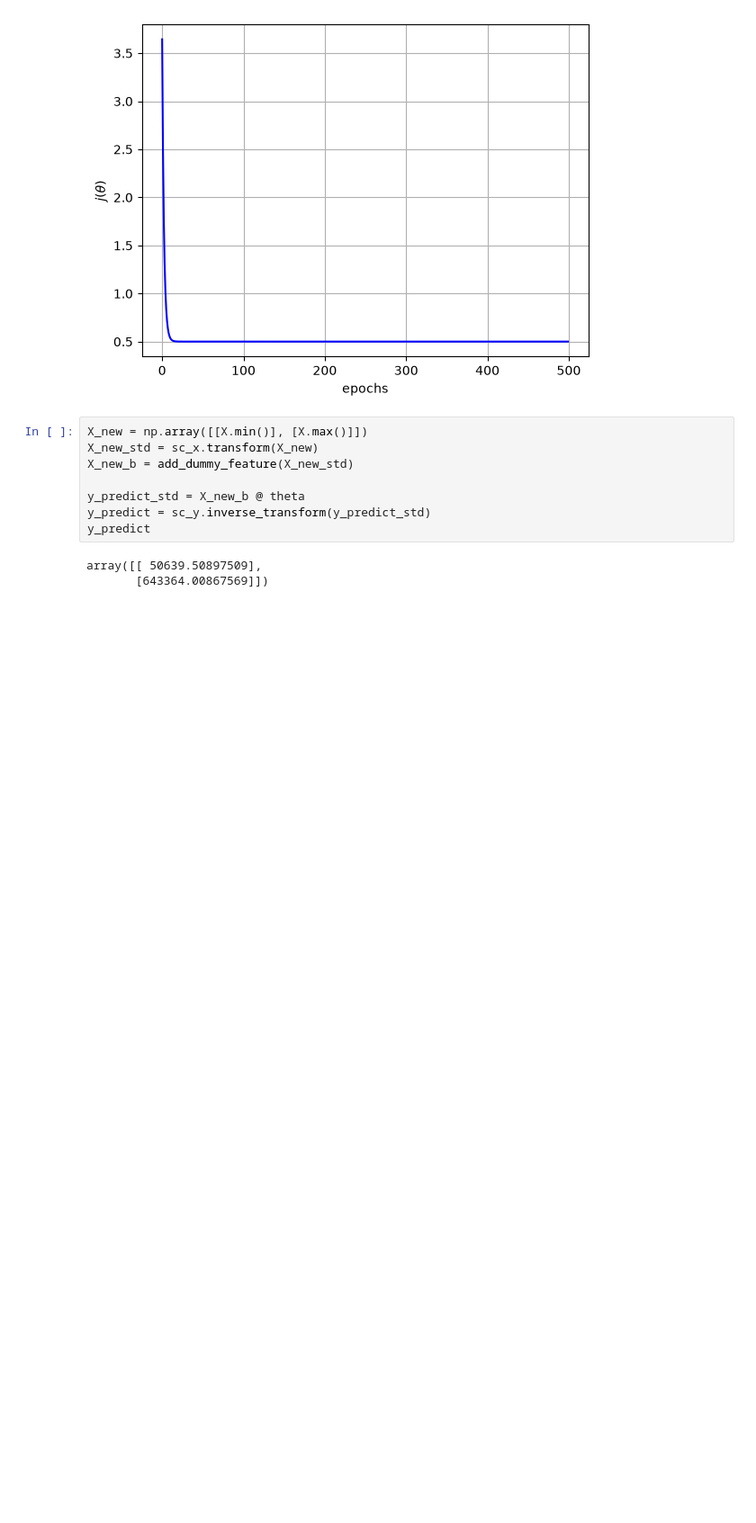
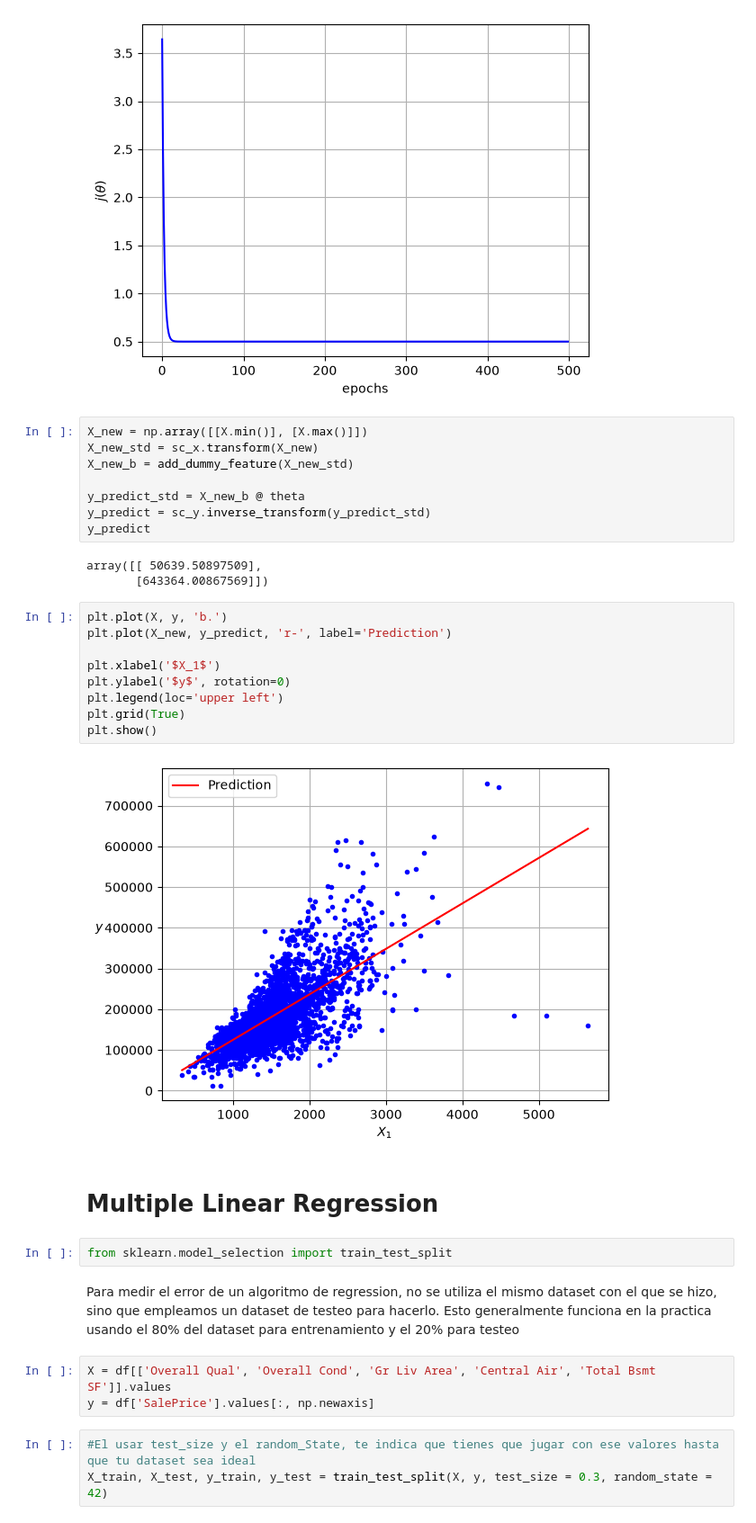
Before and after one commit to Cesarsith25/Unimodelo_IA, a Jupyter notebook: 05_Regression_Example.ipynb, the cells around one changed output. Shown at 90% size. Cells and saved outputs as stored; diff of their text form; blank space fills up the shorter version.

```diff
--- a/05_Regression_Example.ipynb
+++ b/05_Regression_Example.ipynb
@@ -165,3 +165,26 @@ y_predict
 # %% [output]
 array([[ 50639.50897509],
        [643364.00867569]])
+# %%
+plt.plot(X, y, 'b.')
+plt.plot(X_new, y_predict, 'r-', label='Prediction')
+
+plt.xlabel('$X_1$')
+plt.ylabel('$y$', rotation=0)
+plt.legend(loc='upper left')
+plt.grid(True)
+plt.show()
+# %% [output]
+[figure, added]
+# %% [markdown]
+<h1>Multiple Linear Regression</h1>
+# %%
+from sklearn.model_selection import train_test_split
+# %% [markdown]
+<p>Para medir el error de un algoritmo de regression, no se utiliza el mismo dataset con el que se hizo, sino que empleamos un dataset de testeo para hacerlo. Esto generalmente funciona en la practica usando el 80% del dataset para entrenamiento y el 20% para testeo</p>
+# %%
+X = df[['Overall Qual', 'Overall Cond', 'Gr Liv Area', 'Central Air', 'Total Bsmt SF']].values
+y = df['SalePrice'].values[:, np.newaxis]
+# %%
+#El usar test_size y el random_State, te indica que tienes que jugar con ese valores hasta que tu dataset sea ideal
+X_train, X_test, y_train, y_test = train_test_split(X, y, test_size = 0.3, random_state = 42)
```
Also changed, not shown: parts of 29 cells of this notebook, 5 other files.
